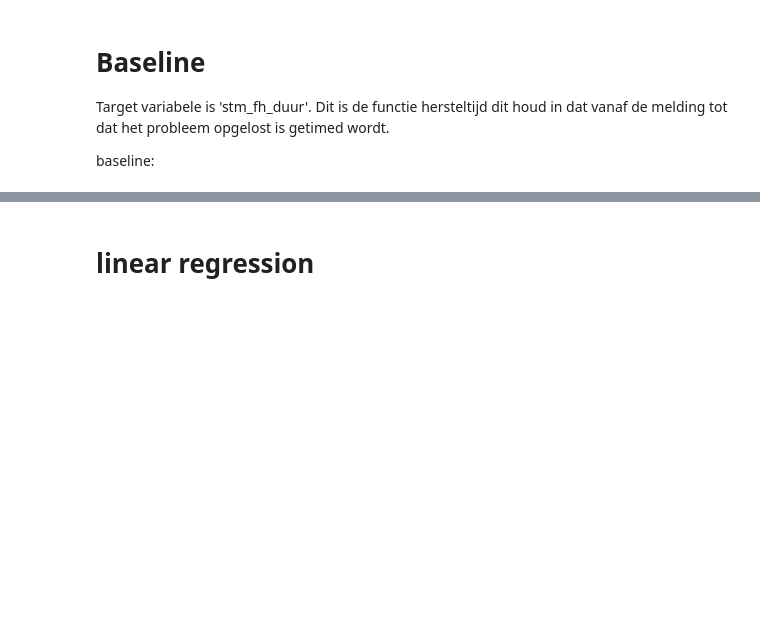
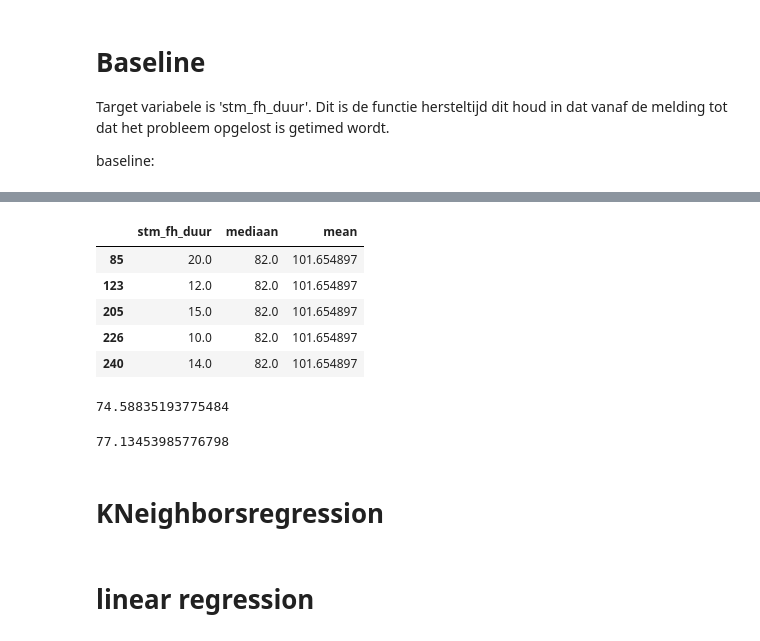
Before and after one commit to frankspak/DDB-groep11, a Jupyter notebook: Project-DDB.ipynb, the cells around one changed output, grey strips where cells are left out. Drawn from its saved outputs; the diff is of its cells as text; code cells hidden in the pictures; blank space fills up the shorter version.

```diff
--- a/Project-DDB.ipynb
+++ b/Project-DDB.ipynb
@@ -220,0 +233,24 @@ len(data_fht[data_fht < data_fht.median()])/len(data_fht)*100
+# %%
+data_fht = data_fht.to_frame()
+data_fht['mediaan'] = data_fht['stm_fh_duur'].median()
+data_fht['mean'] = data_fht['stm_fh_duur'].mean()
+data_fht.head()
+# %% [output]
+|  | stm_fh_duur | mediaan | mean |
+| 85 | 20.0 | 82.0 | 101.654897 |
+| 123 | 12.0 | 82.0 | 101.654897 |
+| 205 | 15.0 | 82.0 | 101.654897 |
+| 226 | 10.0 | 82.0 | 101.654897 |
+| 240 | 14.0 | 82.0 | 101.654897 |
+# %%
+# de score bepalen aan de hand van de RSME
+np.sqrt(mean_squared_error(data_fht.loc[:,'stm_fh_duur'],data_fht.loc[:,'mean']))
+# %% [output]
+74.58835193775484
+# %%
+#de score bepalen aan de hand van de RSME
+np.sqrt(mean_squared_error(data_fht.loc[:,'stm_fh_duur'],data_fht.loc[:,'mediaan']))
+# %% [output]
+77.13453985776798
+# %% [markdown]
+# KNeighborsregression
```
Also changed, not shown: parts of 23 cells of this notebook.
